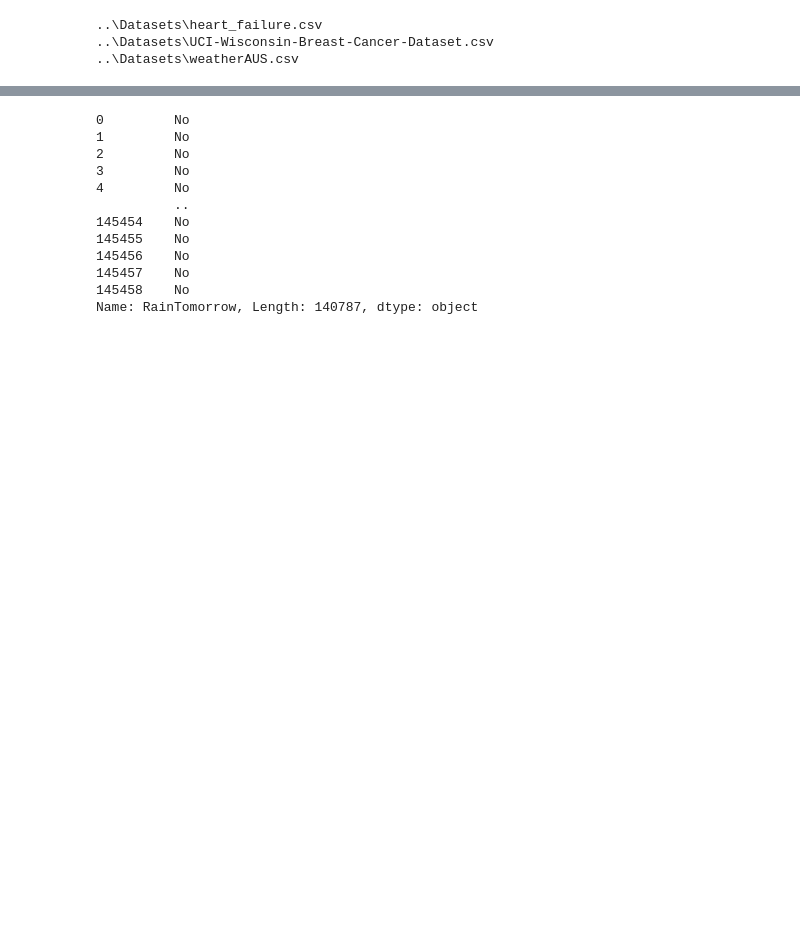
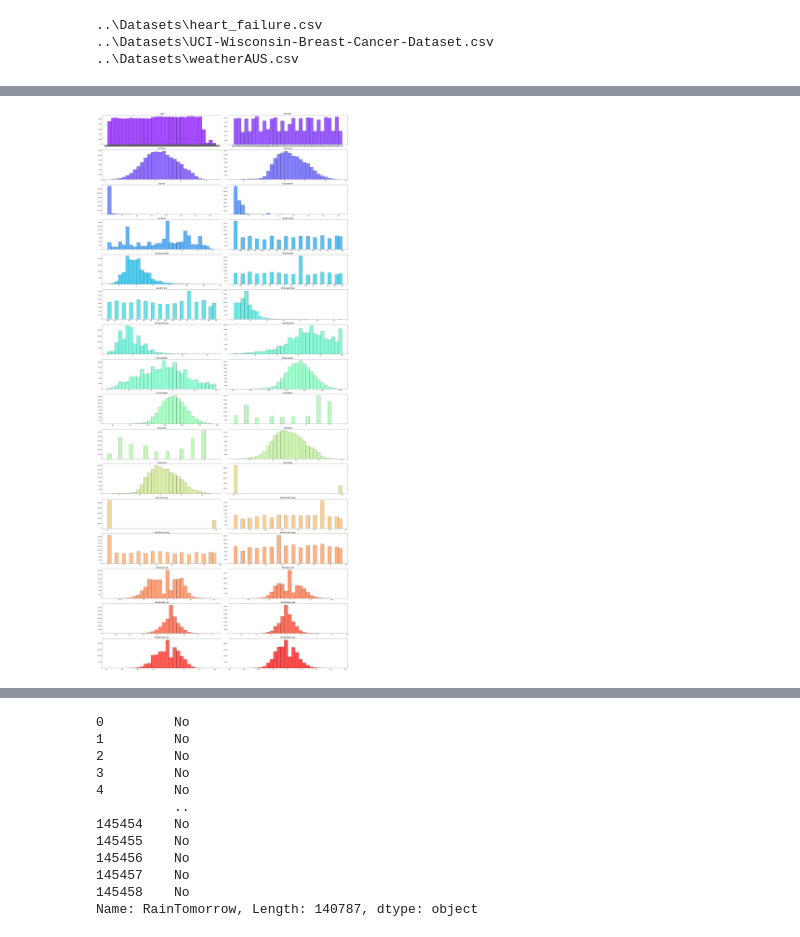
Before and after one commit to AlienVisitor/Everything-Data, a Jupyter notebook: Analysis/rain_in_australia.ipynb, the cells around one changed output, grey strips where cells are left out. Drawn from its saved outputs; the diff is of its cells as text; code cells hidden in the pictures; blank space fills up the shorter version.

```diff
--- a/Analysis/rain_in_australia.ipynb
+++ b/Analysis/rain_in_australia.ipynb
@@ -283,0 +205,22 @@ X.drop(
+# %%
+# Changing Categorical Cardinal Directions to Numerical Values maintaining Vectors
+# Rough conversion as exact angles weren't available
+direction_map = {
+    'N': 0, 'NNE': 22.5, 'NE': 45, 'ENE': 67.5,
+    'E': 90, 'ESE': 112.5, 'SE': 135, 'SSE': 157.5,
+    'S': 180, 'SSW': 202.5, 'SW': 225, 'WSW': 247.5,
+    'W': 270, 'WNW': 292.5, 'NW': 315, 'NNW': 337.5
+}
+
+# Convert wind directions to degrees
+df_aus_weather['WindGustDir_deg'] = df_aus_weather['WindGustDir'].map(direction_map)
+df_aus_weather['WindDir9am_deg'] = df_aus_weather['WindDir9am'].map(direction_map)
+df_aus_weather['WindDir3pm_deg'] = df_aus_weather['WindDir3pm'].map(direction_map)
+
+# Compute NS and EW components in degrees
+df_aus_weather['WindGust_NS'] = np.sin(df_aus_weather['WindGustDir_deg'] * np.pi / 180) * df_aus_weather['WindGustSpeed']
+df_aus_weather['WindGust_EW'] = np.cos(df_aus_weather['WindGustDir_deg'] * np.pi / 180) * df_aus_weather['WindGustSpeed']
+df_aus_weather['WindDir9am_NS'] = np.sin(df_aus_weather['WindDir9am_deg'] * np.pi / 180) * df_aus_weather['WindSpeed9am']
+df_aus_weather['WindDir9am_EW'] = np.cos(df_aus_weather['WindDir9am_deg'] * np.pi / 180) * df_aus_weather['WindSpeed9am']
+df_aus_weather['WindDir3pm_NS'] = np.sin(df_aus_weather['WindDir3pm_deg'] * np.pi / 180) * df_aus_weather['WindSpeed3pm']
+df_aus_weather['WindDir3pm_EW'] = np.cos(df_aus_weather['WindDir3pm_deg'] * np.pi / 180) * df_aus_weather['WindSpeed3pm']
@@ -283,0 +264,19 @@ X.drop(
+# %%
+# Data Frequency Representation
+plt.rcParams['figure.figsize']=(30, 70)
+
+fig, axes = plt.subplots(nrows=17, ncols=2, sharex=False, sharey=False)
+colors = plt.cm.rainbow(np.linspace(0, 1, len(df_aus_weather.columns)))
+
+for col, ax, color in zip(df_aus_weather.columns, axes.flatten(), colors):
+    ax.hist(df_aus_weather[col], bins=30, alpha=0.7, edgecolor='black', color=color)
+    ax.set_title(col, fontsize=15)
+    ax.set_xlim(auto=True)
+
+for i in range(len(df_aus_weather.columns), len(axes.flatten())):
+    fig.delaxes(axes.flatten()[i])
+
+plt.tight_layout()
+plt.show()
+# %% [output]
+[figure, added]
```
Also changed, not shown: parts of 61 cells of this notebook.
